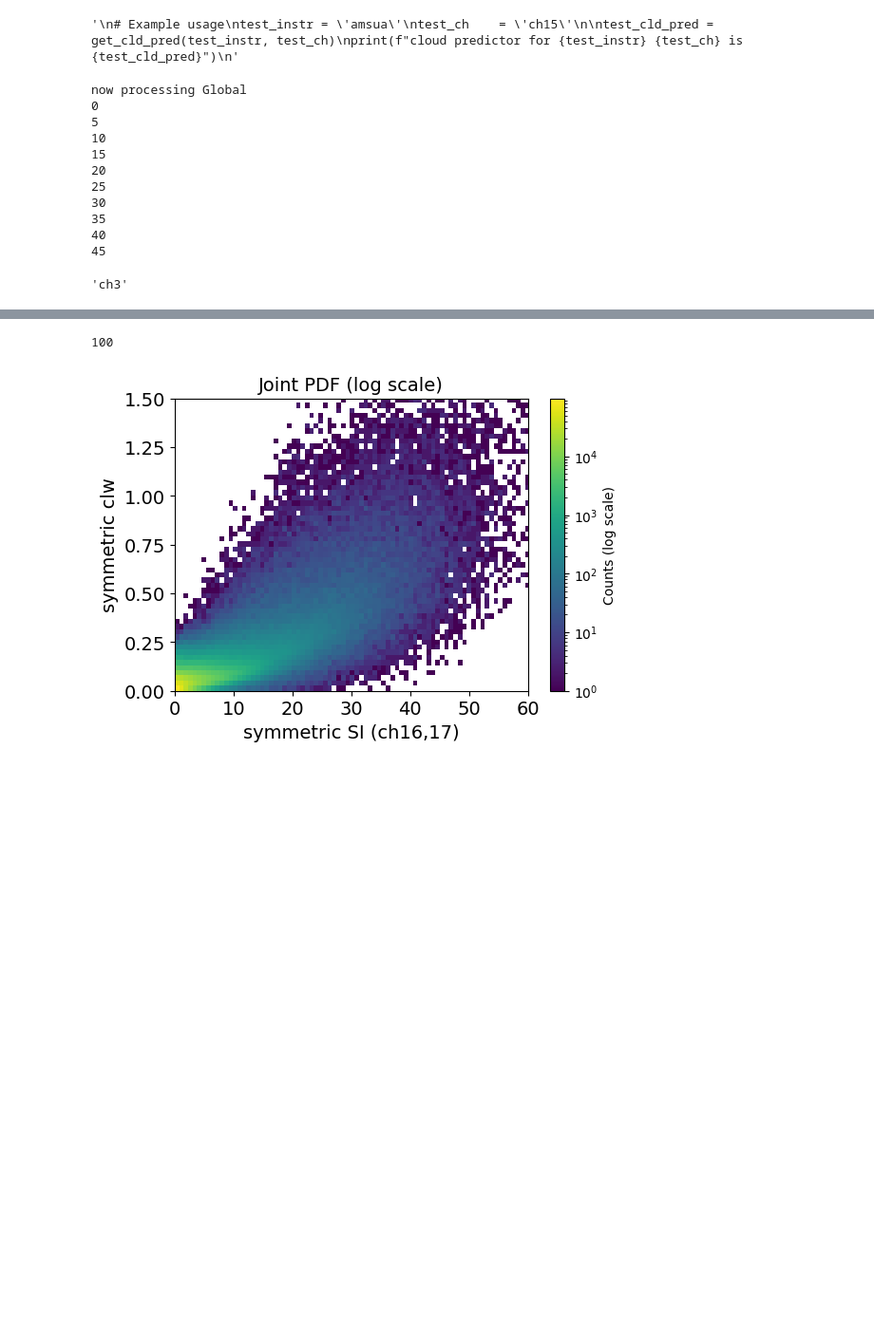
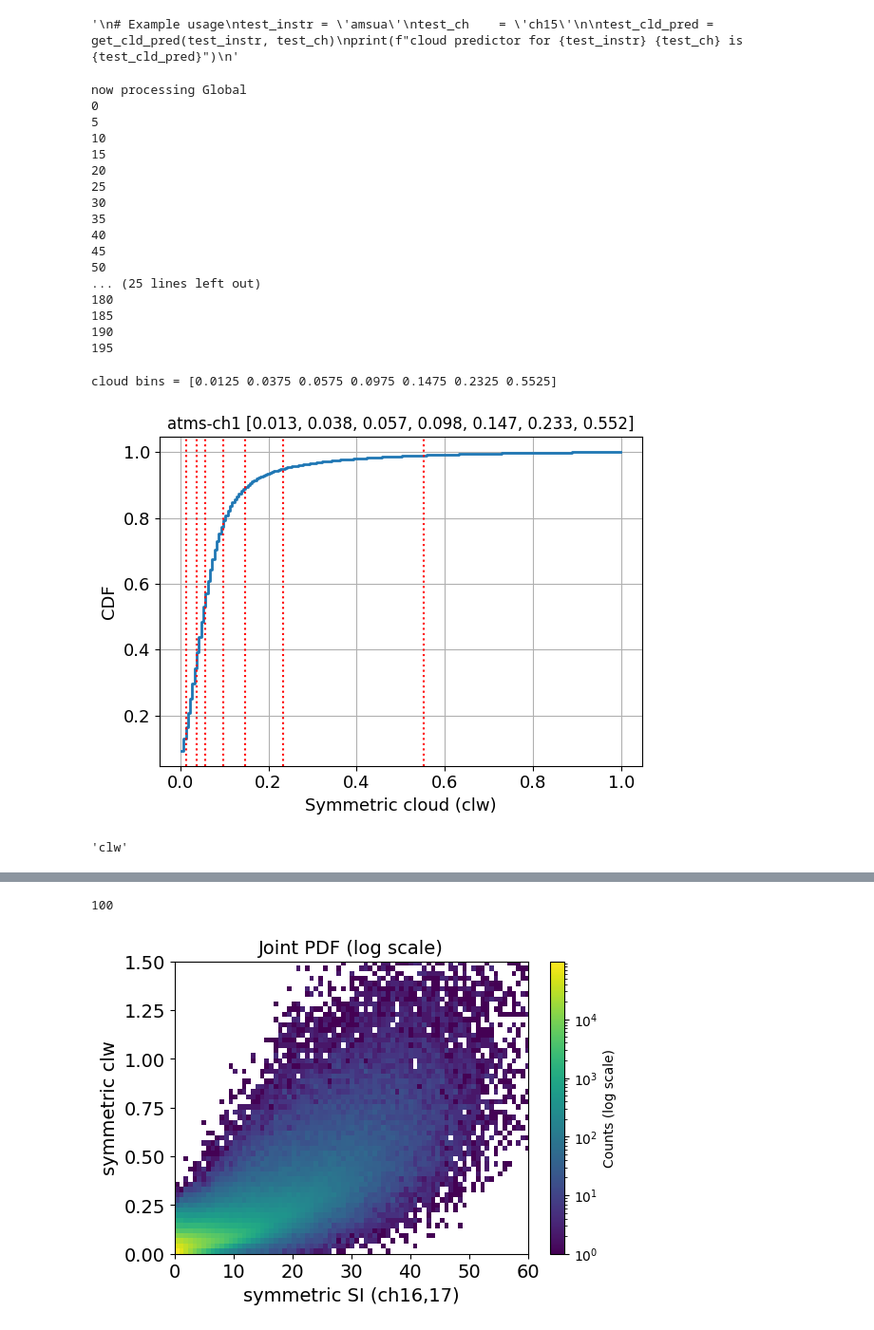
Before and after one commit to ChihChiHu1125/SHiELD_GSI_notebook, a Jupyter notebook: test_for_gaea/allsky_stdev_table.ipynb, the cells around one changed output, grey strips where cells are left out. Shown at 95% size. Saved outputs shown, nothing was run; the diff lists cells and outputs as text; code cells hidden in the pictures; blank space fills up the shorter version.

```diff
--- a/test_for_gaea/allsky_stdev_table.ipynb
+++ b/test_for_gaea/allsky_stdev_table.ipynb
@@ -12,8 +12,8 @@ from scipy.optimize import curve_fit
 from scipy.interpolate import interp1d
 from matplotlib import colors   # <-- import colors from matplotlib
 # %%
-instrument = 'amsua'
-channel    = 'ch15'
+instrument = 'atms'
+channel    = 'ch1'
 expname    = 'v3_hydro'
 sdate      = '2024070500'
 edate      = '2024073012'
@@ -141,11 +142,11 @@ print(f"cloud predictor for {test_instr} {test_ch} is {test_cld_pred}")
 cld_pred = get_cld_pred(instrument, channel)
 
 if cld_pred == 'clw':
-    cloud_range = np.linspace(0,1,51)
+    cloud_range = np.linspace(0,1,201)
 elif cld_pred == 'ch3':
-    cloud_range = np.linspace(0,30,51)
+    cloud_range = np.linspace(0,30,201)
 elif cld_pred == 'si1617':
-    cloud_range = np.linspace(0,50,51)
+    cloud_range = np.linspace(0,50,201)
 
 clddic={}; # cloud dictionary
 clddic_nc={}; # no convection
@@ -235,10 +236,63 @@ now processing Global
 35
 40
 45
+50
+... (25 lines left out)
+180
+185
+190
+195
+# %%
+# print the CDF of data count as a function of symmetric cloud:
+
+save_fig = True
+fig_dir = f'{fig_dir_root}/data_count_cdf/'
+if save_fig:
+    os.makedirs(fig_dir, exist_ok=True)
+
+data = np.array(clddic['Global']['count'])
+cldbin = np.array(clddic['Global']['cloud_bin'])
+
+# Compute normalized CDF
+cdf = np.cumsum(data) / np.sum(data)
+threshold = cldbin[min(np.where(cdf>0.99)[0])]
+
+# evenly divide data into 8 groups:
+thres = np.zeros(7)
+percen_thres = [0.2, 0.4, 0.6, 0.8, 0.9, 0.95, 0.99]
+for i in range(7):
+    indices = np.where(cdf < percen_thres[i])[0]
+    if len(indices) > 0:
+        thres[i] = max(indices)
+    else:
+        thres[i] = 0
+
+thres = thres.astype(int)
+
+print(f'cloud bins = {cldbin[thres]}')
+
+fig, ax = plt.subplots(figsize=(6,4.5))
+
+ax.plot(cldbin, cdf, drawstyle='steps-post', linewidth=2)
+ax.set_xlabel(f"Symmetric cloud ({cld_pred})", fontsize=13)
+ax.set_ylabel("CDF", fontsize=13)
+ax.tick_params(axis='both', labelsize=13)
+for i in range(7):
+    ax.axvline(cldbin[thres[i]], color='red', linestyle=':')
+
+values = ", ".join(f"{v:.3f}" for v in cldbin[thres])
+ax.set_title(f'{instrument}-{channel} [{values}]', fontsize=12)
+ax.grid(True)
+plt.tight_layout()
+if save_fig:
+    plt.savefig(f'{fig_dir}/datacount_cdf_{cld_pred}_{instrument}_{channel}_{lat}.png', dpi=200, bbox_inches='tight')
+# %% [output]
+cloud bins = [0.0125 0.0375 0.0575 0.0975 0.1475 0.2325 0.5525]
+[figure, added]
 # %%
 cld_pred
 # %% [output]
-'ch3'
+'clw'
 # %%
 # parameters for the piecewise linear fit
 
```
Also changed, not shown: parts of 6 cells of this notebook, 9 other files.
